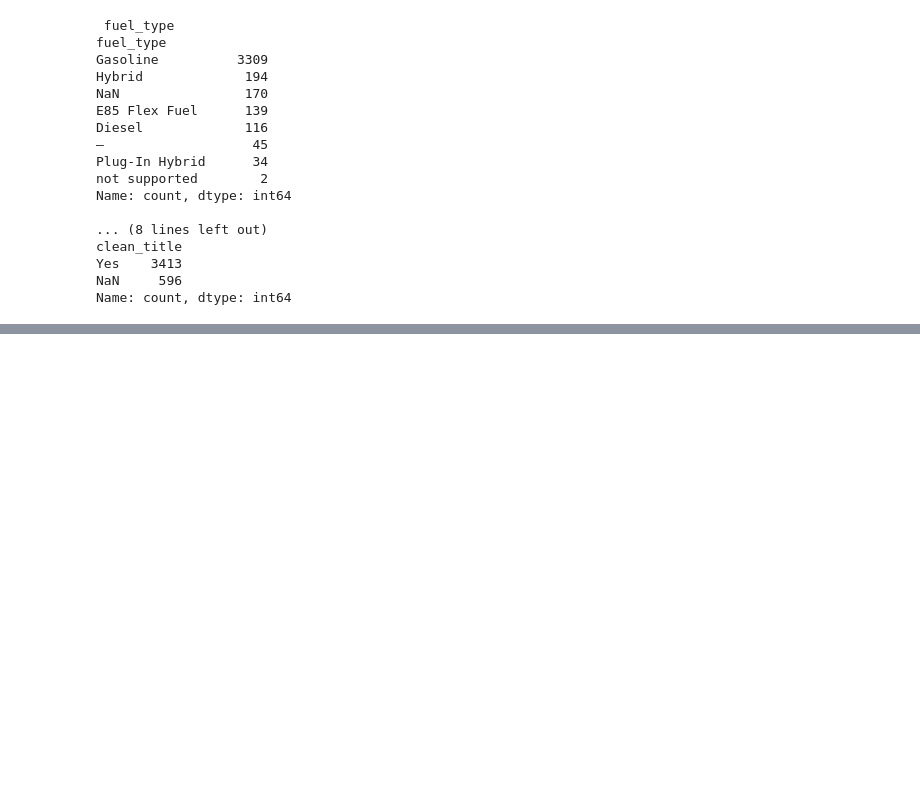
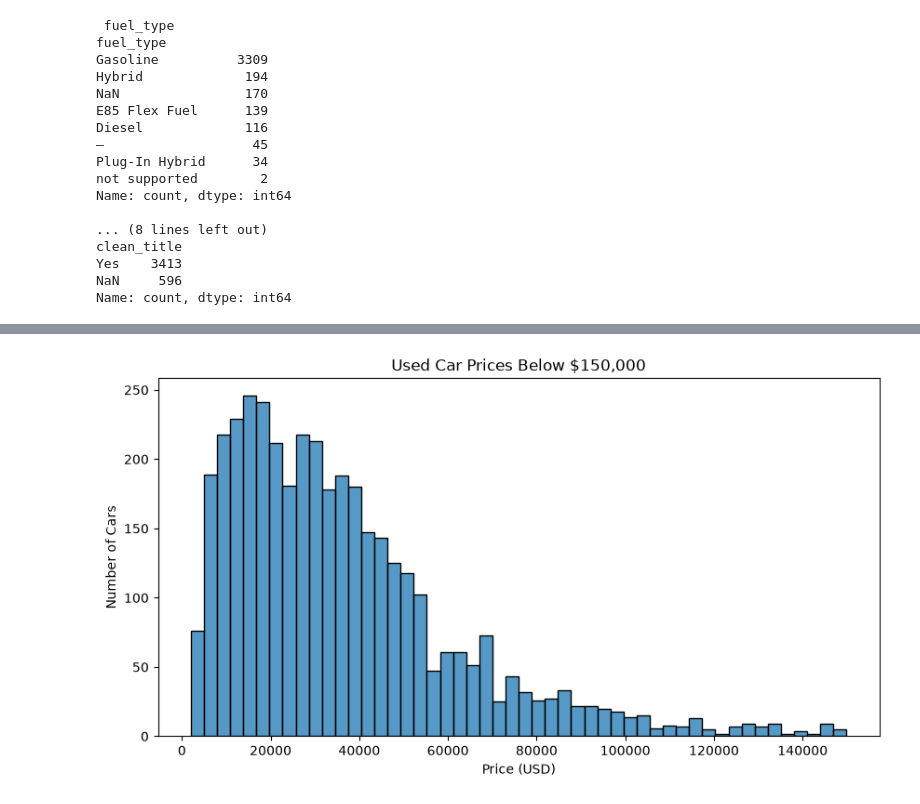
Before and after one commit to Ghostcline/-used-car-price-prediction, a Jupyter notebook: notebooks/01_used_car_prediction.ipynb, the cells around one changed output, grey strips where cells are left out. Saved outputs shown, nothing was run; the diff lists cells and outputs as text; code cells hidden in the pictures; blank space fills up the shorter version.

```diff
--- a/notebooks/01_used_car_prediction.ipynb
+++ b/notebooks/01_used_car_prediction.ipynb
@@ -211,0 +256,15 @@ Name: count, dtype: int64
+# %%
+plt.figure(figsize=(10, 5))
+
+sns.histplot(
+    df.loc[df["price"] < 150000, "price"],
+    bins=50
+)
+
+plt.title("Used Car Prices Below $150,000")
+plt.xlabel("Price (USD)")
+plt.ylabel("Number of Cars")
+
+plt.show()
+# %% [output]
+[figure, added]
```
Also changed, not shown: parts of 11 cells of this notebook.
